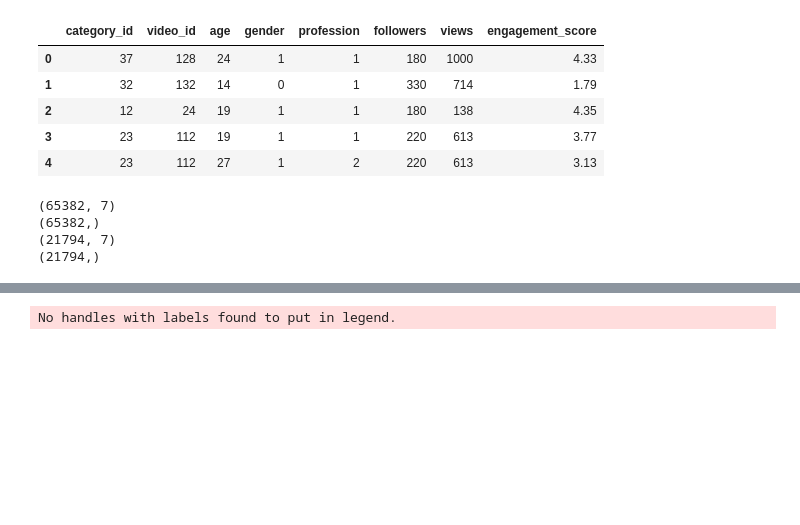
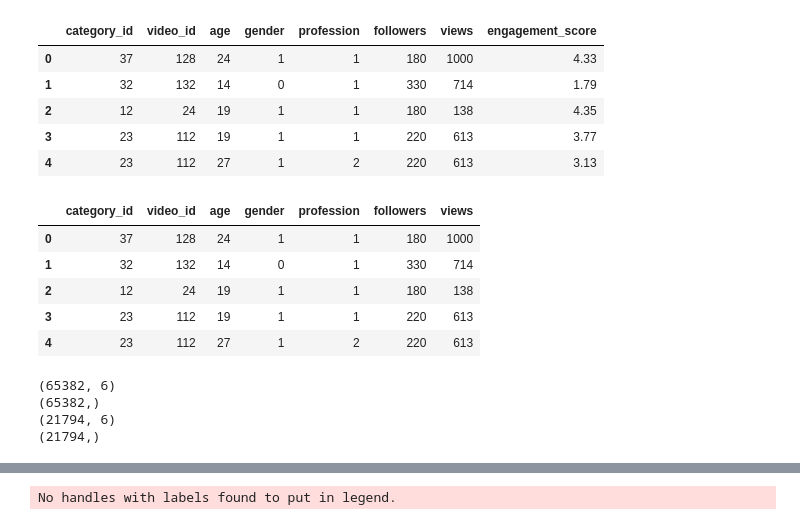
Before and after one commit to sarkar2527/DSAP, a Jupyter notebook: Analytics_vidhya.ipynb, the cells around one changed output, grey strips where cells are left out. Cells and saved outputs as stored; diff of their text form; code cells hidden in the pictures; blank space fills up the shorter version.

```diff
--- a/Analytics_vidhya.ipynb
+++ b/Analytics_vidhya.ipynb
@@ -163,6 +152,17 @@ df_new_train.head()
 | 4 | 23 | 112 | 27 | 1 | 2 | 220 | 613 | 3.13 |
 # %%
 x= df_new_train.iloc[:,0:7]
+# %%
+x = df_new_train[df_new_train.columns[[0,1,2,3,4,6]]]
+# %%
+x.head()
+# %% [output]
+|  | category_id | video_id | age | gender | profession | followers | views |
+| 0 | 37 | 128 | 24 | 1 | 1 | 180 | 1000 |
+| 1 | 32 | 132 | 14 | 0 | 1 | 330 | 714 |
+| 2 | 12 | 24 | 19 | 1 | 1 | 180 | 138 |
+| 3 | 23 | 112 | 19 | 1 | 1 | 220 | 613 |
+| 4 | 23 | 112 | 27 | 1 | 2 | 220 | 613 |
 # %%
 y = df_new_train['engagement_score']
 # %%
@@ -177,9 +177,9 @@ print(y_train.shape)
 print(x_test.shape)
 print(y_test.shape)
 # %% [output]
-(65382, 7)
+(65382, 6)
 (65382,)
-(21794, 7)
+(21794, 6)
 (21794,)
 # %%
 from sklearn.linear_model import LinearRegression
```
Also changed, not shown: parts of 13 cells of this notebook.
